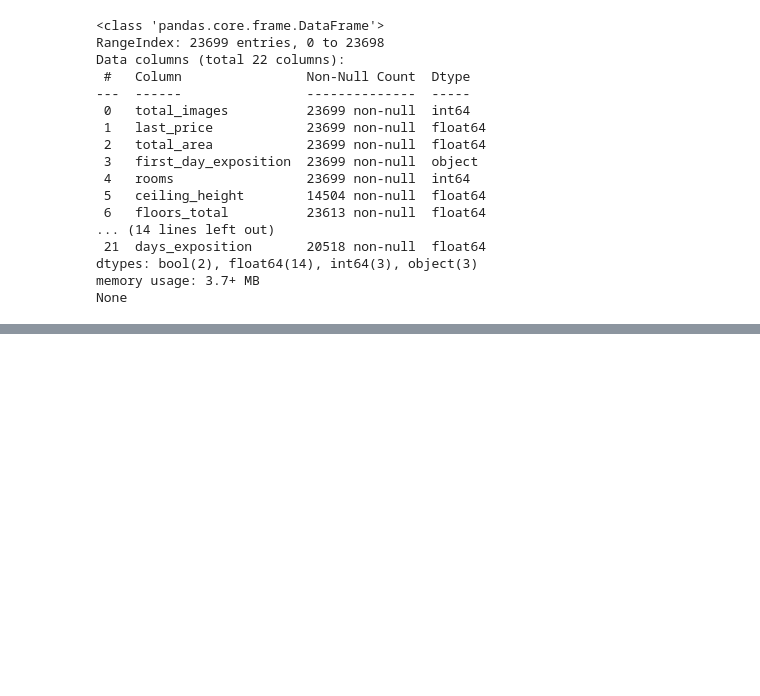
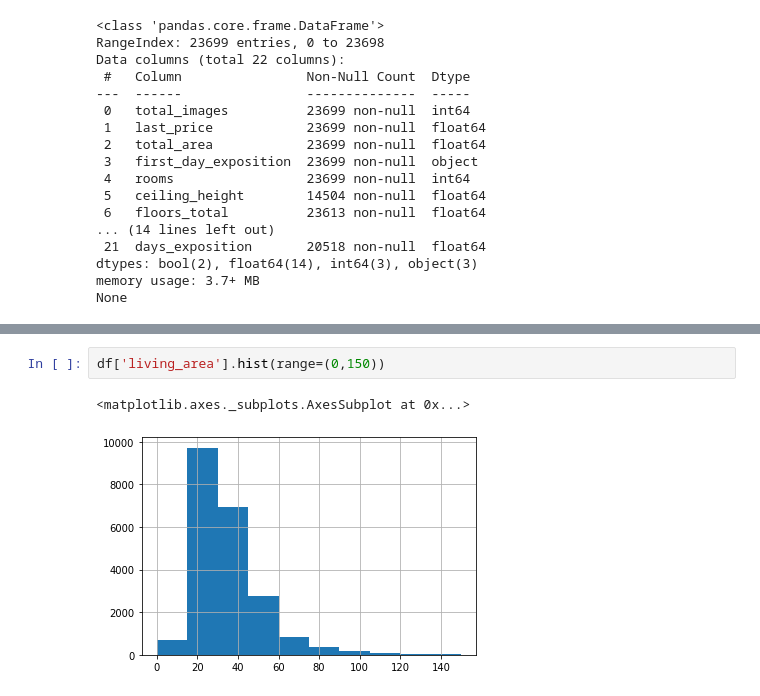
Before and after one commit to FrolovskiyKirill/Data-Science-Projects, a Jupyter notebook: Project_Two.ipynb, the cells around one changed output, grey strips where cells are left out. Drawn from its saved outputs; the diff is of its cells as text; blank space fills up the shorter version.

```diff
--- a/Project_Two.ipynb
+++ b/Project_Two.ipynb
@@ -56,0 +86,5 @@ None
+# %%
+df['living_area'].hist(range=(0,150))
+# %% [output]
+<matplotlib.axes._subplots.AxesSubplot at 0x...>
+[figure, added]
```
Also changed, not shown: parts of 11 cells of this notebook.
